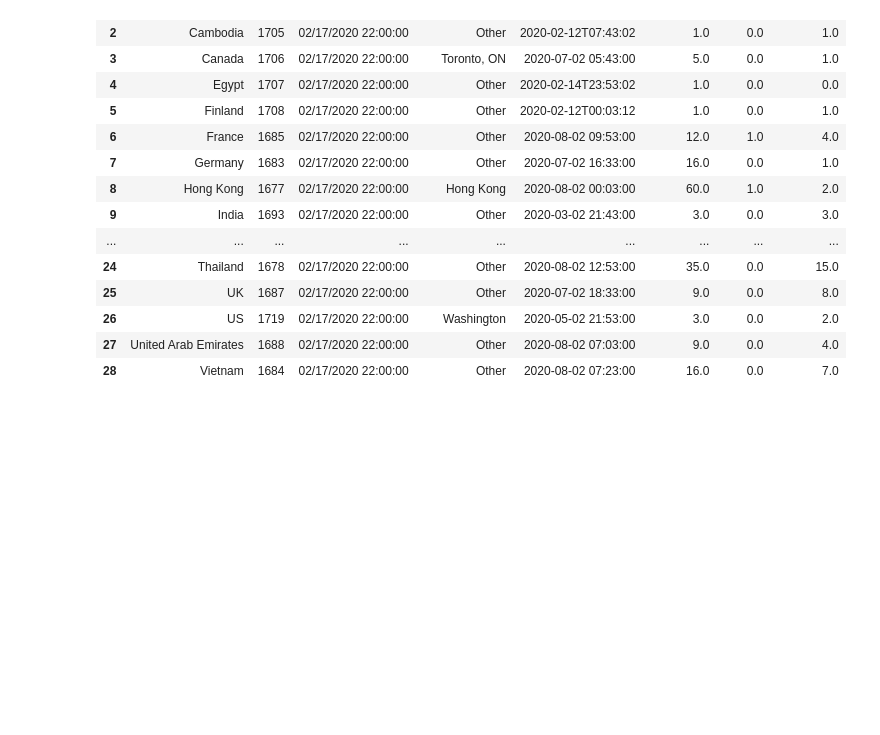
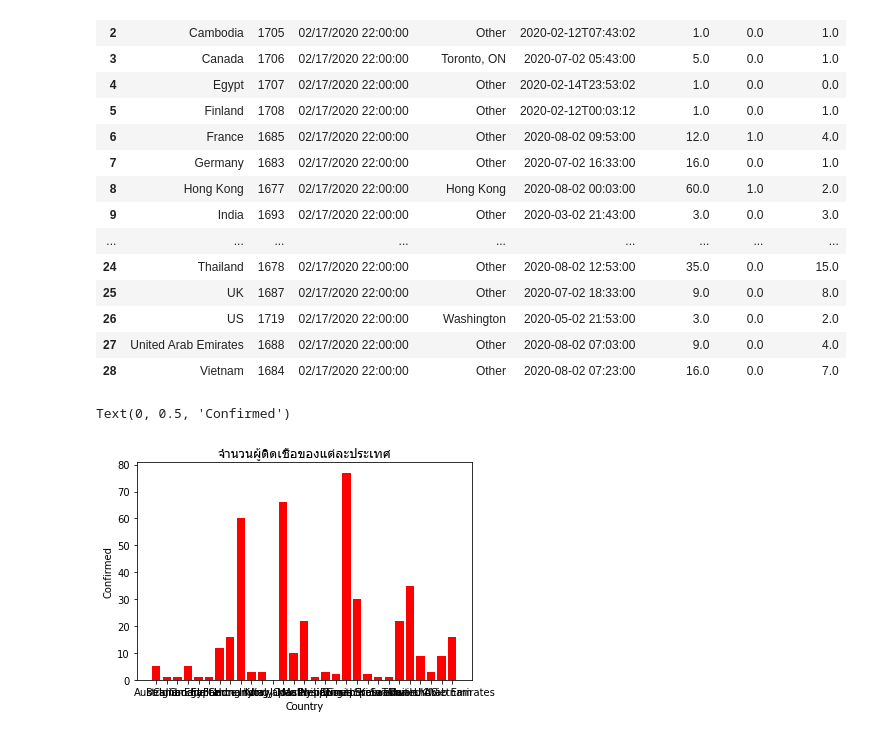
Before and after one commit to birdyyy123/python_dataviz, a Jupyter notebook: Final_20032020.ipynb, the cells around one changed output. Saved outputs shown, nothing was run; the diff lists cells and outputs as text; code cells hidden in the pictures; blank space fills up the shorter version.

```diff
--- a/Final_20032020.ipynb
+++ b/Final_20032020.ipynb
@@ -64,3 +65,11 @@ h
 | 26 | US | 1719 | 02/17/2020 22:00:00 | Washington | 2020-05-02 21:53:00 | 3.0 | 0.0 | 2.0 |
 | 27 | United Arab Emirates | 1688 | 02/17/2020 22:00:00 | Other | 2020-08-02 07:03:00 | 9.0 | 0.0 | 4.0 |
 | 28 | Vietnam | 1684 | 02/17/2020 22:00:00 | Other | 2020-08-02 07:23:00 | 16.0 | 0.0 | 7.0 |
+# %%
+plt.bar(h.iloc[:,0],h.iloc[:,5],color = 'r')
+plt.title(u'จำนวนผู้ติดเชื้อของแต่ละประเทศ',fontname='Tahoma',fontsize='13')
+plt.xlabel('Country',fontname='Tahoma',fontsize='11')
+plt.ylabel('Confirmed')
+# %% [output]
+Text(0, 0.5, 'Confirmed')
+[figure, added]
```
Also changed, not shown: parts of 3 cells of this notebook.
